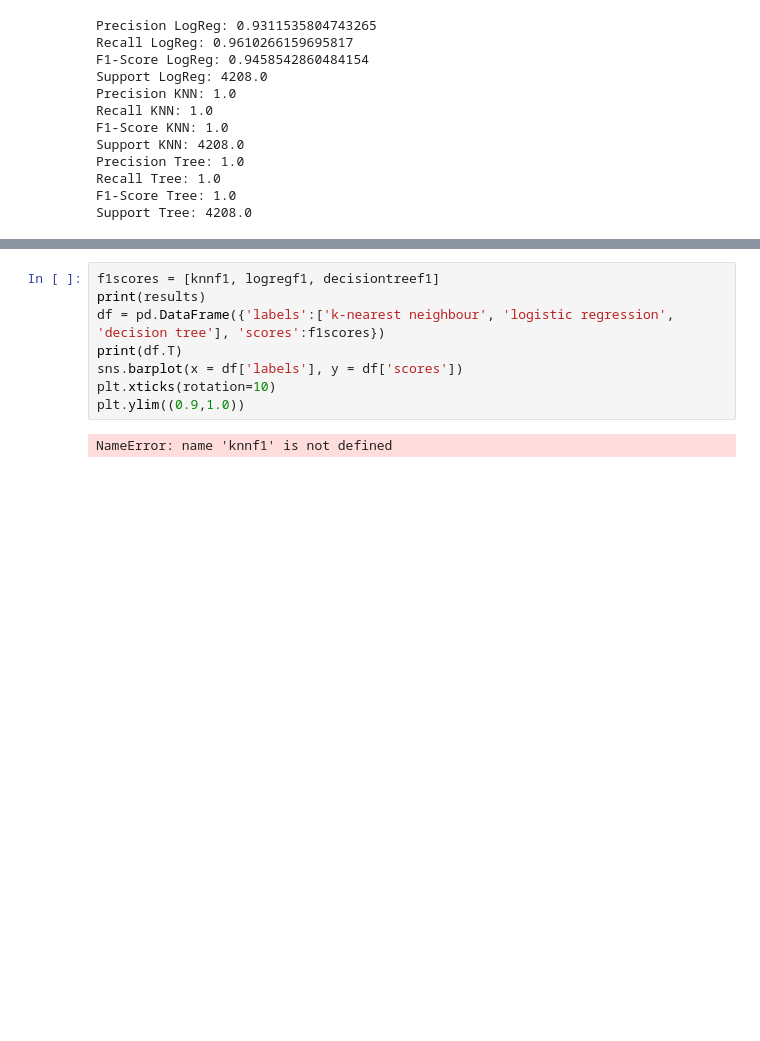
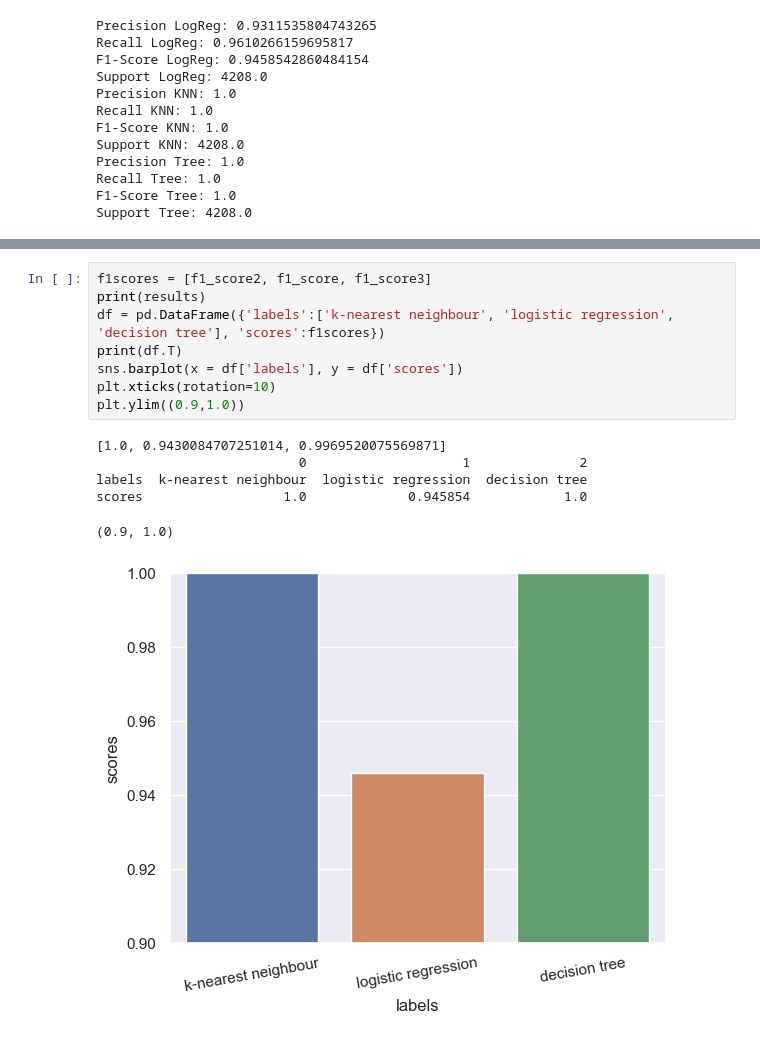
Before and after one commit to T-Tatsuya-W/AI_Coursework, a Jupyter notebook: workings.ipynb, the cells around one changed output, grey strips where cells are left out. Drawn from its saved outputs; the diff is of its cells as text; blank space fills up the shorter version.

Commit message:
comparison graphs done

```diff
--- a/workings.ipynb
+++ b/workings.ipynb
@@ -1017,12 +1017,17 @@ scores                  1.0             0.943008       0.996953
 [figure]
 # %%
-f1scores = [knnf1, logregf1, decisiontreef1]
+f1scores = [f1_score2, f1_score, f1_score3]
 print(results)
 df = pd.DataFrame({'labels':['k-nearest neighbour', 'logistic regression', 'decision tree'], 'scores':f1scores})
 print(df.T)
 sns.barplot(x = df['labels'], y = df['scores'])
 plt.xticks(rotation=10)
 plt.ylim((0.9,1.0))
 # %% [output]
-NameError: name 'knnf1' is not defined
+[1.0, 0.9430084707251014, 0.9969520075569871]
+                          0                    1              2
+labels  k-nearest neighbour  logistic regression  decision tree
+scores                  1.0             0.945854            1.0
+(0.9, 1.0)
+[figure, added]
 # %%
```
Also changed, not shown: parts of 12 cells of this notebook.
